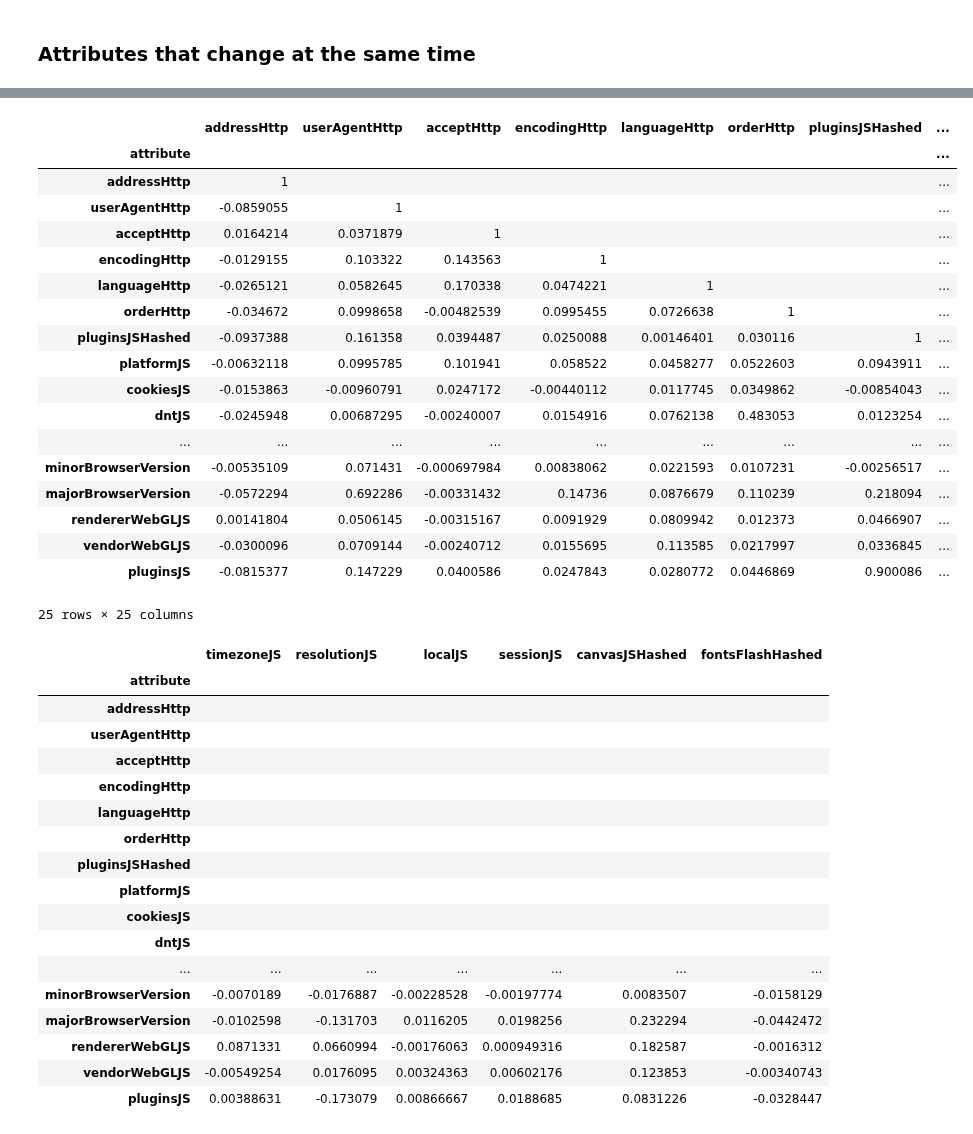
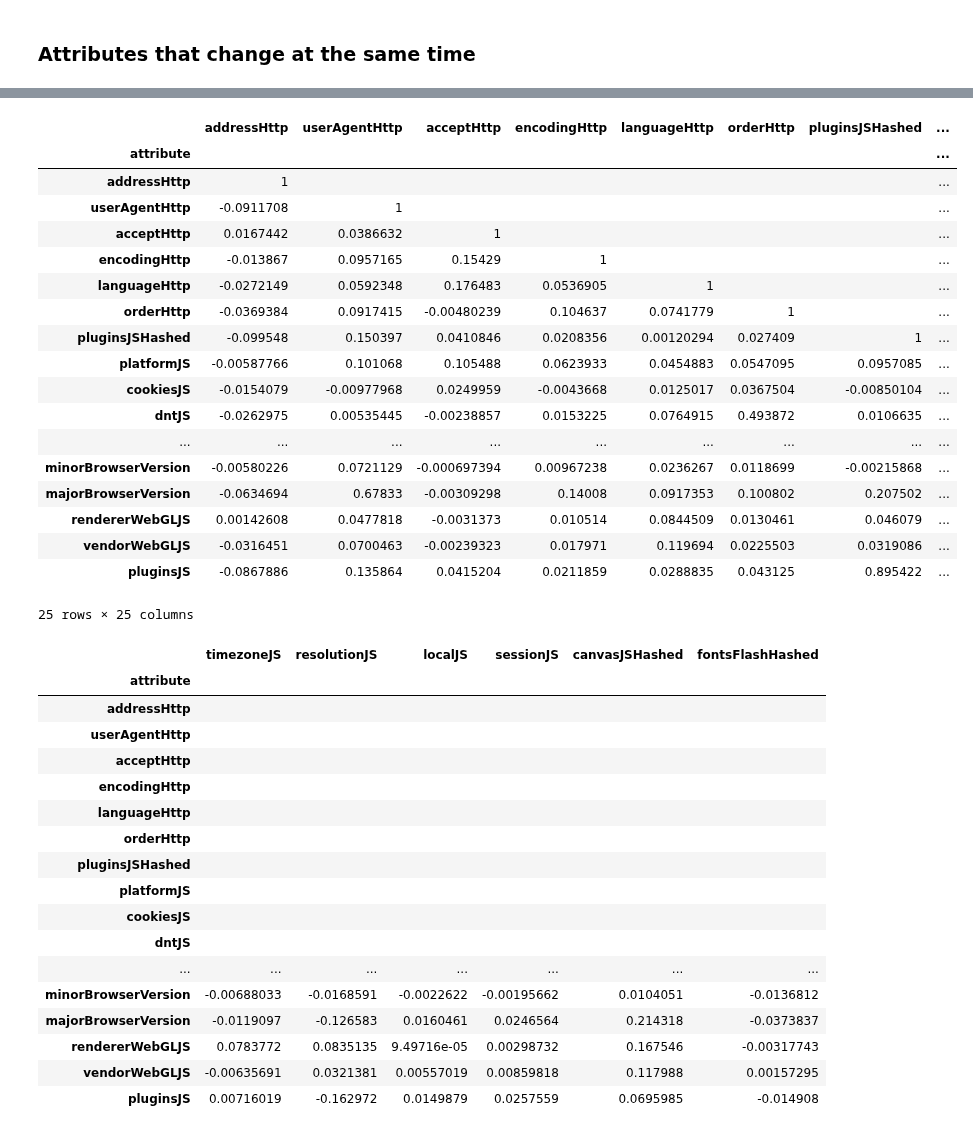
Before and after one commit to mGosset/BrowserFingerprint, a Jupyter notebook: notebooks/exploratory/analyse_empreintes.ipynb, the cells around one changed output, grey strips where cells are left out. Drawn from its saved outputs; the diff is of its cells as text; code cells hidden in the pictures.

```diff
--- a/notebooks/exploratory/analyse_empreintes.ipynb
+++ b/notebooks/exploratory/analyse_empreintes.ipynb
@@ -905,7 +909,7 @@ for user_id in df_user_more_2_fingerprints['index']:
                 first_value=row[attribute]
 
             else:
-                attribute_changes[attribute].append(10000)
+                attribute_changes[attribute].append(650)
 
 df_attribute_changes = pd.DataFrame(attribute_changes)
 # %%
@@ -913,65 +917,65 @@ df_attribute_changes = pd.DataFrame(attribute_changes)
 sup_attributes = [attribute for attribute in df.columns.tolist() if attribute not in ATTRIBUTES_TO_EXCLUDE]
 
 # creation an empty dataframe
-df_corr=pd.DataFrame()
+df_correlation=pd.DataFrame()
 
 for attribute_to_compare in attributes_to_analyze:
-    corr=[]
+    correlation=[]
     remaining_attributes = sup_attributes
 
     for attribute in remaining_attributes:
 
         # Initialization of variables
         first_value_attribute = df_attribute_changes.iloc[0][attribute]
         first_value_attribute_to_compare = df_attribute_changes.iloc[0][attribute_to_compare]
 
         # calculation of the correlation between the variable to compare and each remaining variable
-        corr.append(df_attribute_changes[attribute].corr(df_attribute_changes[attribute_to_compare]))
+        correlation.append(df_attribute_changes[attribute].corr(df_attribute_changes[attribute_to_compare], method='pearson'))
 
     # Deleting of attribute that we have just compared in the remaining list
     remaining_attributes = remaining_attributes.remove(attribute_to_compare)
 
     # adding white in columns to merge all columns together
-    while len(corr) != len(attributes_to_analyze):
+    while len(correlation) != len(attributes_to_analyze):
         a=" "
-        corr = [a]+corr
+        correlation = [a]+correlation
 
     # adding the created column in dataframe
-    df_corr[attribute_to_compare] = corr
+    df_correlation[attribute_to_compare] = correlation
 
  # adding a column to index the attributes
-df_corr["attribute"]=attributes_to_analyze
-df_corr= df_corr.set_index("attribute")
+df_correlation["attribute"]=attributes_to_analyze
+df_correlation= df_correlation.set_index("attribute")
 
 # delete columns and rows with missing data for an attribute because it does not change over time
 # thresh is an optional that requires a given number of non-missing values
-df_corr = df_corr.dropna(axis=1,thresh=26)
-df_corr = df_corr.dropna(axis=0,thresh=24)
-df_corr = df_corr.drop(['id'])
-df_corr
+df_correlation = df_correlation.dropna(axis=1,thresh=26)
+df_correlation = df_correlation.dropna(axis=0,thresh=24)
+df_correlation = df_correlation.drop(['id'])
+df_correlation
 # %% [output]
 |  | addressHttp | userAgentHttp | acceptHttp | encodingHttp | languageHttp | orderHttp | pluginsJSHashed | ... |
 | attribute |  |  |  |  |  |  |  | ... |
 | addressHttp | 1 |  |  |  |  |  |  | ... |
-| userAgentHttp | -0.0859055 | 1 |  |  |  |  |  | ... |
-| acceptHttp | 0.0164214 | 0.0371879 | 1 |  |  |  |  | ... |
-| encodingHttp | -0.0129155 | 0.103322 | 0.143563 | 1 |  |  |  | ... |
-| languageHttp | -0.0265121 | 0.0582645 | 0.170338 | 0.0474221 | 1 |  |  | ... |
-| orderHttp | -0.034672 | 0.0998658 | -0.00482539 | 0.0995455 | 0.0726638 | 1 |  | ... |
-| pluginsJSHashed | -0.0937388 | 0.161358 | 0.0394487 | 0.0250088 | 0.00146401 | 0.030116 | 1 | ... |
-| platformJS | -0.00632118 | 0.0995785 | 0.101941 | 0.058522 | 0.0458277 | 0.0522603 | 0.0943911 | ... |
-| cookiesJS | -0.0153863 | -0.00960791 | 0.0247172 | -0.00440112 | 0.0117745 | 0.0349862 | -0.00854043 | ... |
-| dntJS | -0.0245948 | 0.00687295 | -0.00240007 | 0.0154916 | 0.0762138 | 0.483053 | 0.0123254 | ... |
+| userAgentHttp | -0.0911708 | 1 |  |  |  |  |  | ... |
+| acceptHttp | 0.0167442 | 0.0386632 | 1 |  |  |  |  | ... |
+| encodingHttp | -0.013867 | 0.0957165 | 0.15429 | 1 |  |  |  | ... |
+| languageHttp | -0.0272149 | 0.0592348 | 0.176483 | 0.0536905 | 1 |  |  | ... |
+| orderHttp | -0.0369384 | 0.0917415 | -0.00480239 | 0.104637 | 0.0741779 | 1 |  | ... |
+| pluginsJSHashed | -0.099548 | 0.150397 | 0.0410846 | 0.0208356 | 0.00120294 | 0.027409 | 1 | ... |
+| platformJS | -0.00587766 | 0.101068 | 0.105488 | 0.0623933 | 0.0454883 | 0.0547095 | 0.0957085 | ... |
+| cookiesJS | -0.0154079 | -0.00977968 | 0.0249959 | -0.0043668 | 0.0125017 | 0.0367504 | -0.00850104 | ... |
+| dntJS | -0.0262975 | 0.00535445 | -0.00238857 | 0.0153225 | 0.0764915 | 0.493872 | 0.0106635 | ... |
 | ... | ... | ... | ... | ... | ... | ... | ... | ... |
-| minorBrowserVersion | -0.00535109 | 0.071431 | -0.000697984 | 0.00838062 | 0.0221593 | 0.0107231 | -0.00256517 | ... |
-| majorBrowserVersion | -0.0572294 | 0.692286 | -0.00331432 | 0.14736 | 0.0876679 | 0.110239 | 0.218094 | ... |
-| rendererWebGLJS | 0.00141804 | 0.0506145 | -0.00315167 | 0.0091929 | 0.0809942 | 0.012373 | 0.0466907 | ... |
-| vendorWebGLJS | -0.0300096 | 0.0709144 | -0.00240712 | 0.0155695 | 0.113585 | 0.0217997 | 0.0336845 | ... |
-| pluginsJS | -0.0815377 | 0.147229 | 0.0400586 | 0.0247843 | 0.0280772 | 0.0446869 | 0.900086 | ... |
+| minorBrowserVersion | -0.00580226 | 0.0721129 | -0.000697394 | 0.00967238 | 0.0236267 | 0.0118699 | -0.00215868 | ... |
+| majorBrowserVersion | -0.0634694 | 0.67833 | -0.00309298 | 0.14008 | 0.0917353 | 0.100802 | 0.207502 | ... |
+| rendererWebGLJS | 0.00142608 | 0.0477818 | -0.0031373 | 0.010514 | 0.0844509 | 0.0130461 | 0.046079 | ... |
+| vendorWebGLJS | -0.0316451 | 0.0700463 | -0.00239323 | 0.017971 | 0.119694 | 0.0225503 | 0.0319086 | ... |
+| pluginsJS | -0.0867886 | 0.135864 | 0.0415204 | 0.0211859 | 0.0288835 | 0.043125 | 0.895422 | ... |
 25 rows × 25 columns
 # %%
 # part of the missing table
-df_corr[df.columns[15 :21]]
+df_correlation[df.columns[15 :21]]
 # %% [output]
 |  | timezoneJS | resolutionJS | localJS | sessionJS | canvasJSHashed | fontsFlashHashed |
 | attribute |  |  |  |  |  |  |
@@ -986,10 +990,10 @@ df_corr[df.columns[15 :21]]
 | cookiesJS |  |  |  |  |  |  |
 | dntJS |  |  |  |  |  |  |
 | ... | ... | ... | ... | ... | ... | ... |
-| minorBrowserVersion | -0.0070189 | -0.0176887 | -0.00228528 | -0.00197774 | 0.0083507 | -0.0158129 |
-| majorBrowserVersion | -0.0102598 | -0.131703 | 0.0116205 | 0.0198256 | 0.232294 | -0.0442472 |
-| rendererWebGLJS | 0.0871331 | 0.0660994 | -0.00176063 | 0.000949316 | 0.182587 | -0.0016312 |
-| vendorWebGLJS | -0.00549254 | 0.0176095 | 0.00324363 | 0.00602176 | 0.123853 | -0.00340743 |
-| pluginsJS | 0.00388631 | -0.173079 | 0.00866667 | 0.0188685 | 0.0831226 | -0.0328447 |
+| minorBrowserVersion | -0.00688033 | -0.0168591 | -0.0022622 | -0.00195662 | 0.0104051 | -0.0136812 |
+| majorBrowserVersion | -0.0119097 | -0.126583 | 0.0160461 | 0.0246564 | 0.214318 | -0.0373837 |
+| rendererWebGLJS | 0.0783772 | 0.0835135 | 9.49716e-05 | 0.00298732 | 0.167546 | -0.00317743 |
+| vendorWebGLJS | -0.00635691 | 0.0321381 | 0.00557019 | 0.00859818 | 0.117988 | 0.00157295 |
+| pluginsJS | 0.00716019 | -0.162972 | 0.0149879 | 0.0257559 | 0.0695985 | -0.014908 |
 # %%
 # save of the table for a complete visualization
```
Also changed, not shown: parts of 7 cells of this notebook.
